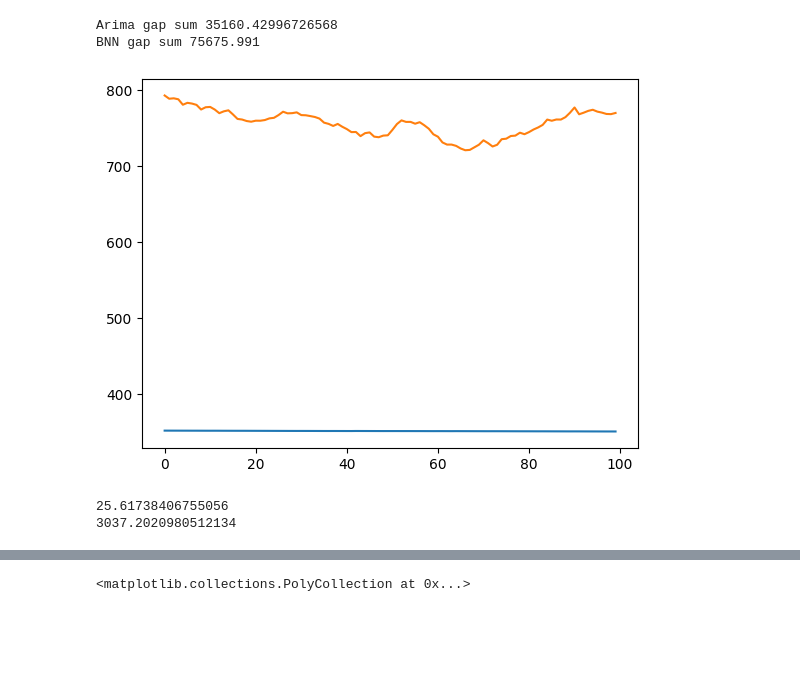
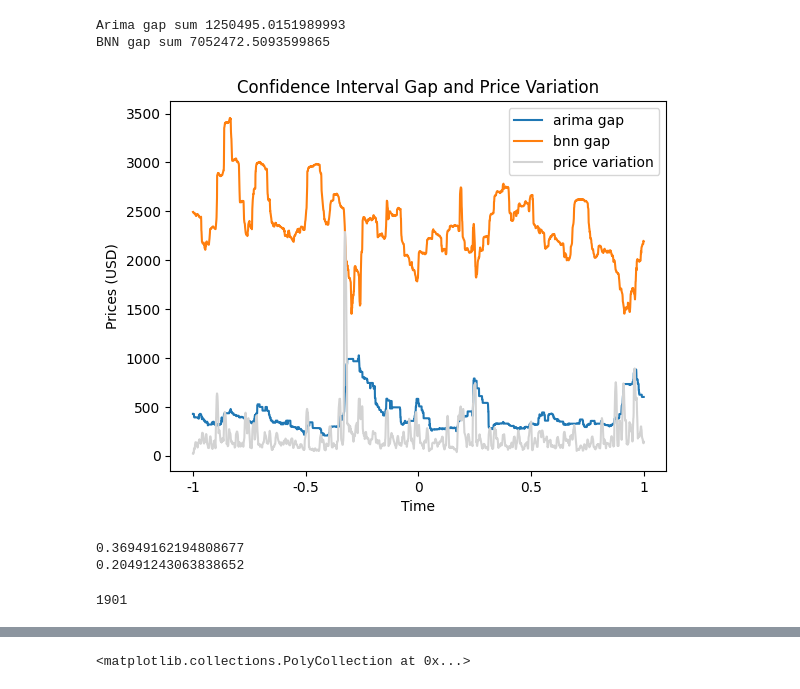
Before and after one commit to enochcluk/Uncertainty-Quantification-for-Cryptocurrency-Price-Forecasting, a Jupyter notebook: Confidence Interval Evaluation.ipynb, the cells around one changed output, grey strips where cells are left out. Drawn from its saved outputs; the diff is of its cells as text; code cells hidden in the pictures; blank space fills up the shorter version.

```diff
--- a/Confidence Interval Evaluation.ipynb
+++ b/Confidence Interval Evaluation.ipynb
@@ -10,9 +10,17 @@ data_path = '/content/drive/MyDrive/Colab Notebooks/'
 arima_data = pd.read_csv(data_path + 'conformal_results010.csv')
 bnn_data = pd.read_csv(data_path + 'conformal_bnn_results.csv')
 price_data = pd.read_csv(data_path + 'aggregated_data_10_minute_intervals.csv')
-print(arima_data)
-print(bnn_data)
-arima_data = arima_data.iloc[32:].reset_index()
-bnn_data = bnn_data.iloc[:-2]
+
+
+all_data = pd.read_csv(data_path + 'allData.csv')
+arima_data = all_data[['arima pred','arima low after rolling cp', 'arima high after rolling cp' ]]
+bnn_data = all_data[['bnn pred','bnn low after rolling cp', 'bnn high after rolling cp' ]]
+price_data = all_data[['true y']]
+
+arima_keys = {'arima pred': 'pred', 'arima low after rolling cp': 'lower', 'arima high after rolling cp': 'upper'}
+bnn_keys = {'bnn pred': 'pred', 'bnn low after rolling cp': 'lower', 'bnn high after rolling cp': 'upper'}
+arima_data = arima_data.rename(columns=arima_keys)
+bnn_data = bnn_data.rename(columns=bnn_keys)
+all_data
 # %% [output]
 Drive already mounted at /content/drive/; to attempt to forcibly remount, call drive.mount("/content/drive/", force_remount=True).
@@ -60,7 +64,7 @@ def expected_value_of_ci_change(upper, lower, std_series):
     return np.array(exp)/normalization
 # %%
 start = 0
-end = 100
+end = 3000
 plt.plot(arima_data['pred'][start:end], label='arima')
 plt.fill_between(arima_data.index[start:end], arima_data['lower'][start:end], arima_data['upper'][start:end],
                  color='blue', alpha=.15, label='arima CI')
@@ -70,10 +74,11 @@ plt.fill_between(bnn_data.index[start:end], bnn_data['lower'][start:end], bnn_da
                  color='orange', alpha=.15, label='bnn CI')
 
 plt.legend()
-
-times = bnn_data['threshold_time_ms'][start:end:6].values
-hours = [s[6:-3] for s in times]
-plt.xticks(bnn_data.index[start:end:6], hours, rotation=90)
 plt.title('Arima vs. BNN')
+plt.ylabel('Prices (USD)')
+plt.xlabel('Time')
+plt.xticks(np.linspace(start, end, 5),[-1, -0.5, 0, 0.5, 1])
+plt.legend()
+plt.savefig(data_path + 'Arima vs. BNN.png')
 plt.show()
 # %% [output]
@@ -81,31 +86,44 @@ plt.show()
 # %%
 #Confidence Interval Gap
 gap_arima = confidence_interval_gap(arima_data['upper'][start:end], arima_data['lower'][start:end])
 gap_bnn = confidence_interval_gap(bnn_data['upper'][start:end], bnn_data['lower'][start:end])
 
-plt.plot(gap_arima)
-plt.plot(gap_bnn)
+
 
 print('Arima gap sum', sum(gap_arima))
 print('BNN gap sum', sum(gap_bnn))
+
+plt.plot(gap_arima, label='arima gap')
+plt.plot(gap_bnn, label='bnn gap')
+plt.plot(std[start:end],c='lightgrey', label='price variation')
+plt.title('Confidence Interval Gap and Price Variation')
+plt.ylabel('Prices (USD)')
+plt.xlabel('Time')
+plt.xticks(np.linspace(start, end, 5),[-1, -0.5, 0, 0.5, 1])
+plt.legend()
+plt.savefig(data_path + 'Confidence Interval Gap and Price Variation.png')
+plt.show()
 # %% [output]
-Arima gap sum 35160.42996726568
-BNN gap sum 75675.991
+Arima gap sum 1250495.0151989993
+BNN gap sum 7052472.5093599865
-[figure, old version]
+[figure, new version]
 # %%
 #Confidence Interval change
-rolling_std = price_data['mean'].rolling(20, min_periods=1).std()
-std = rolling_std.iloc[int(arima_data.loc[0]['Unnamed: 0']):]
-std = std.reset_index()
+rolling_std = price_data['true y'].rolling(20, min_periods=1).std()
+std = rolling_std.iloc[1:]
+#std = std.reset_index()
 
 arima_change =  confidence_interval_change(arima_data['upper'], arima_data['lower'], std)
 bnn_change =  confidence_interval_change(bnn_data['upper'], bnn_data['lower'], std)
 
-print(arima_change)
-print(bnn_change)
+print(sum(arima_change))
+print(sum(bnn_change))
+
+sum(np.array(arima_change) > 0)
 # %% [output]
-25.61738406755056
-3037.2020980512134
+0.36949162194808677
+0.20491243063838652
+1901
 # %%
 #Expected CI
 arima_exp = expected_value_of_ci_change(arima_data['upper'], arima_data['lower'], std)
```
Also changed, not shown: parts of 4 cells of this notebook, 3 other files.
